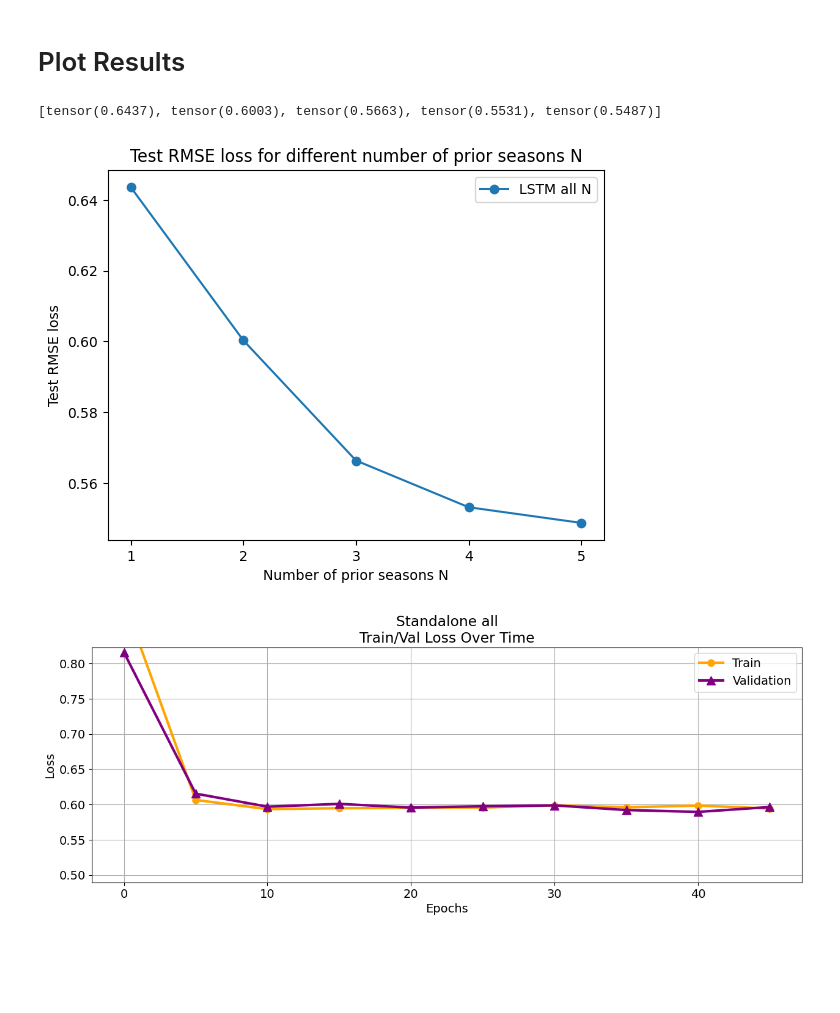
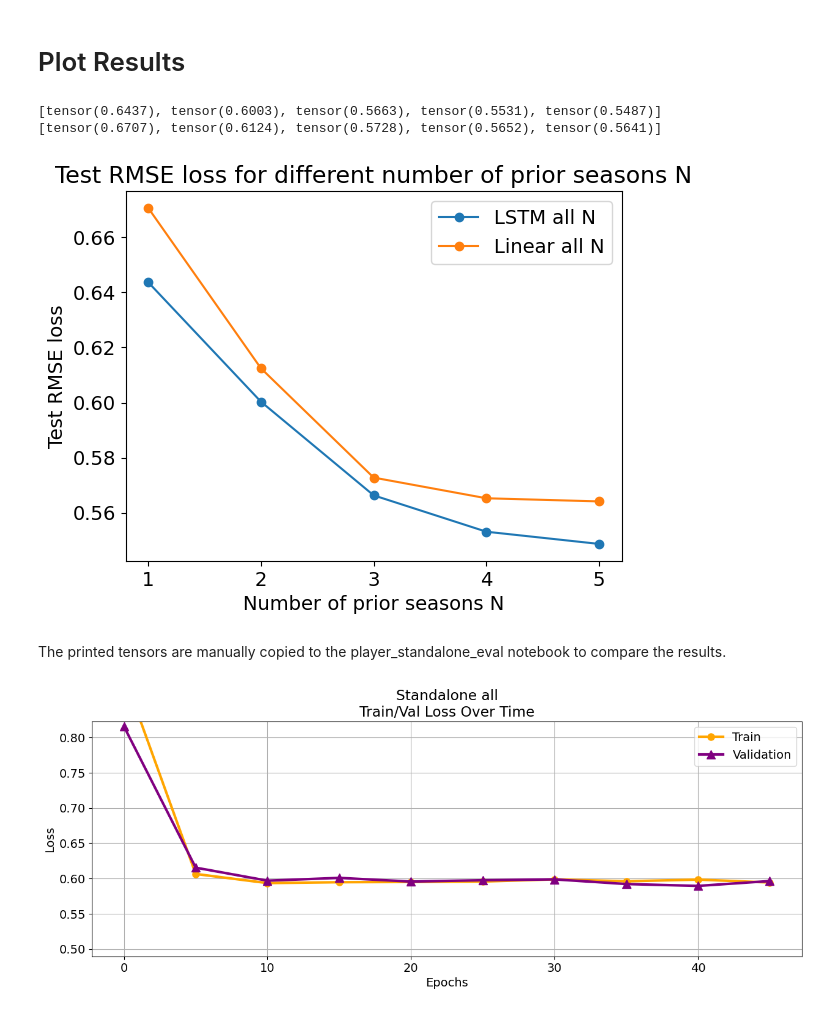
Before and after one commit to RandumbRobot/hockey-player-stats-predictor, a Jupyter notebook: player_combined_eval.ipynb, the cells around one changed output. Saved outputs shown, nothing was run; the diff lists cells and outputs as text; code cells hidden in the pictures; blank space fills up the shorter version.

```diff
--- a/player_combined_eval.ipynb
+++ b/player_combined_eval.ipynb
@@ -196,0 +228,14 @@ for i in range(5):
+# %%
+lr = 0.001
+epochs = 50
+loss_interval = 5
+
+# Train on all data
+print("Training model for all seasons")
+input_size = len(N_datasets_train[0].__getitem__(0)[0][0])
+model_linear_all = CombinedLinear(input_size=17, output_size=8, N=5, device=device).to(device)
+criterion = RMSELoss()
+optimizer = torch.optim.Adam(model_linear_all.parameters(), lr=lr)
+(model_linear_all, train_losses,val_losses) = train_and_validate_varying_N(model_linear_all, criterion, optimizer, N_dataloaders_train, N_dataloaders_test, epochs=epochs, loss_interval=loss_interval, device=device)
+
+model_linear_all_losses = (train_losses, val_losses)
@@ -197,21 +259,49 @@ for i in range(5):
+# %%
+model_linear_all_losses_N = []
+for i in range(5):
+    avg_pred = []
+    avg_target = []
+    for (x, y) in N_datasets_train[i]:
+        pred = model_linear_all(x.unsqueeze(0).to(device))[0]
+        avg_pred.append(pred.cpu().detach())
+        avg_target.append(y)
+    avg_pred = torch.stack(avg_pred)
+    avg_target = torch.stack(avg_target)
+    train_loss = criterion(avg_pred, avg_target)
+
+    avg_pred = []
+    avg_target = []
+    for (x, y) in N_datasets_test[i]:
+        pred = model_linear_all(x.unsqueeze(0).to(device))[0]
+        avg_pred.append(pred.cpu().detach())
+        avg_target.append(y)
+    avg_pred = torch.stack(avg_pred)
+    avg_target = torch.stack(avg_target)
+    test_loss = criterion(avg_pred, avg_target)
+    model_linear_all_losses_N.append((train_loss, test_loss))
 # %% [markdown]
 # Plot Results
 # %%
 #plot seaons on x-axis and final validation loss on y-axis
 plt.title('Test RMSE loss for different number of prior seasons N')
 
 plt.plot(range(1,6), [model_combined_losses_N[i][1] for i in range(5)], label='LSTM all N',marker='o')
+plt.plot(range(1,6), [model_linear_all_losses_N[i][1] for i in range(5)], label='Linear all N',marker='o')
 
 plt.xlabel('Number of prior seasons N')
 plt.ylabel('Test RMSE loss')
 plt.xticks(range(1,6))
 plt.legend()
 
 #print test losses
 print([model_combined_losses_N[i][1] for i in range(5)])
+print([model_linear_all_losses_N[i][1] for i in range(5)])
 # %% [output]
 [tensor(0.6437), tensor(0.6003), tensor(0.5663), tensor(0.5531), tensor(0.5487)]
+[tensor(0.6707), tensor(0.6124), tensor(0.5728), tensor(0.5652), tensor(0.5641)]
-[figure, old version]
+[figure, new version]
+# %% [markdown]
+The printed tensors are manually copied to the player_standalone_eval notebook to compare the results.
 # %%
 #save model_all to file
 torch.save(combined_model.state_dict(), 'models/checkpoints/player_combined_all_N.pth')
```
Also changed, not shown: parts of 4 cells of this notebook, 23 other files.
